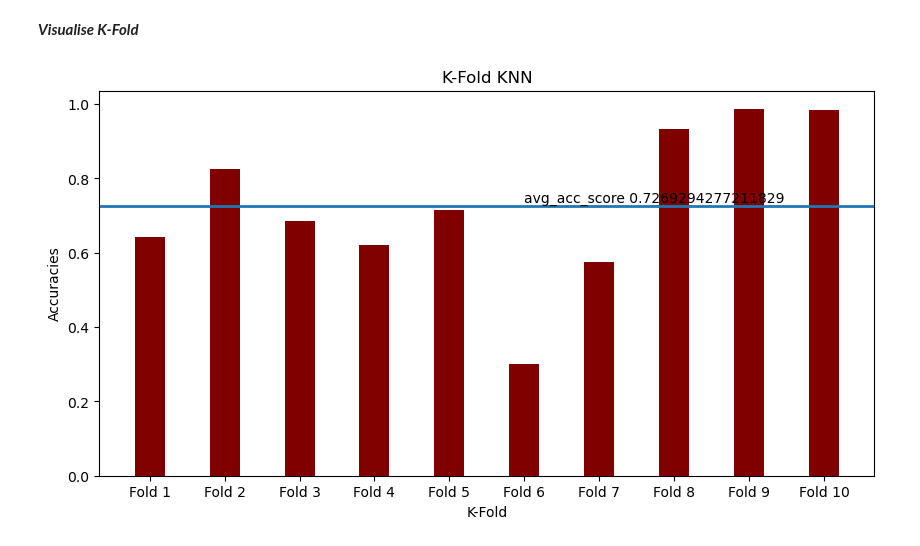
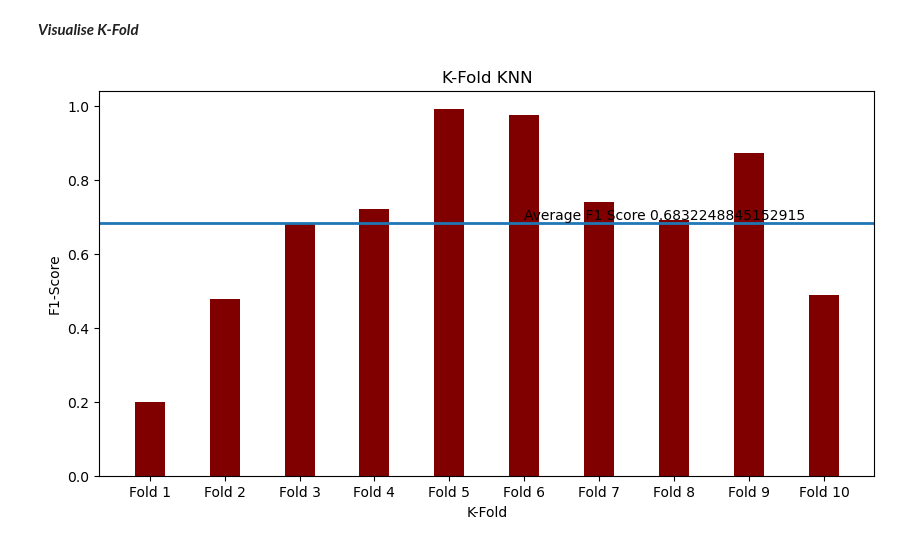
Before and after one commit to ss161185/SOEN6111_PROJECT, a Jupyter notebook: soen_project_team_28.ipynb, the cells around one changed output. Drawn from its saved outputs; the diff is of its cells as text; code cells hidden in the pictures.

```diff
--- a/soen_project_team_28.ipynb
+++ b/soen_project_team_28.ipynb
@@ -335,7 +397,7 @@ plt.show()
 # List to store accuracy for each K range
 
 accuracy_knn = []
-K = range(1, 30, 2)
+K = range(20, 100, 10)
 for num_clusters in K :
     knn = KNeighborsClassifier(n_neighbors=num_clusters)
     knn.fit(X_train_long,y_train_long)
@@ -455,0 +470,31 @@ Avg accuracy : 0.7269294277211829
+# %%
+X = pd.concat([X_train_long])
+y = pd.DataFrame(y_train_long, columns = ['activity'])
+
+k = 10
+kf = KFold(n_splits=k, random_state=None)
+model = KNeighborsClassifier(n_neighbors=65,weights='distance')
+k_fold_iter = 1
+data = {}
+f1_list = []
+for train_index , test_index in kf.split(X):
+
+
+    X_train , X_test = X.iloc[train_index,:],X.iloc[test_index,:]
+    y_train , y_test = y.iloc[train_index] , y.iloc[test_index]
+
+    model.fit(X_train,y_train)
+    pred_values = model.predict(X_test)
+
+    f1 = f1_score(pred_values , y_test, average = 'weighted')
+    f1_list.append(f1)
+    print(f"""F1-Score for K-Fold {k_fold_iter} of {k} : {f1}""")
+    data["Fold "+str(k_fold_iter)] = f1
+
+    k_fold_iter += 1
+
+
+avg_f1_score = sum(f1_list)/k
+
+print("="*30)
+print('Avg F1 Score : {}'.format(avg_f1_score))
@@ -458,21 +516,21 @@ Avg accuracy : 0.7269294277211829
 # %%
 # ax.axvline(data1.mean(), color='blue', linewidth=2)
 
 fold_list = list(data.keys())
-accuracy_list = list(data.values())
+f1_score_list = list(data.values())
 
 fig = plt.figure(figsize = (10, 5))
 
 # creating the bar plot
-plt.bar(fold_list, accuracy_list, color ='maroon',
+plt.bar(fold_list, f1_score_list, color ='maroon',
         width = 0.4)
 
 plt.xlabel("K-Fold")
-plt.ylabel("Accuracies")
+plt.ylabel("F1-Score")
 plt.title("K-Fold KNN")
-plt.axhline(y=avg_acc_score , linewidth=2)
-h_line = "avg_acc_score " + str(avg_acc_score)
-plt.text(5, avg_acc_score+0.01,h_line)
+plt.axhline(y=avg_f1_score , linewidth=2)
+h_line = "Average F1 Score " + str(avg_f1_score)
+plt.text(5, avg_f1_score+0.01,h_line)
 plt.show()
 # %% [output]
-[figure, old version]
+[figure, new version]
```
Also changed, not shown: parts of 25 cells of this notebook.
